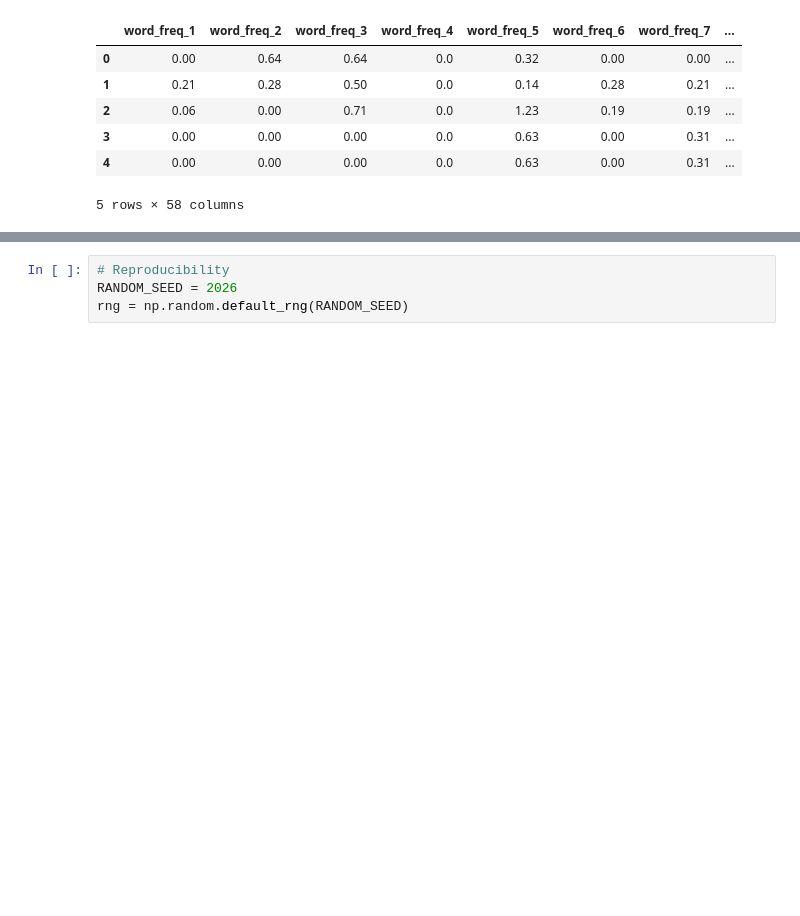
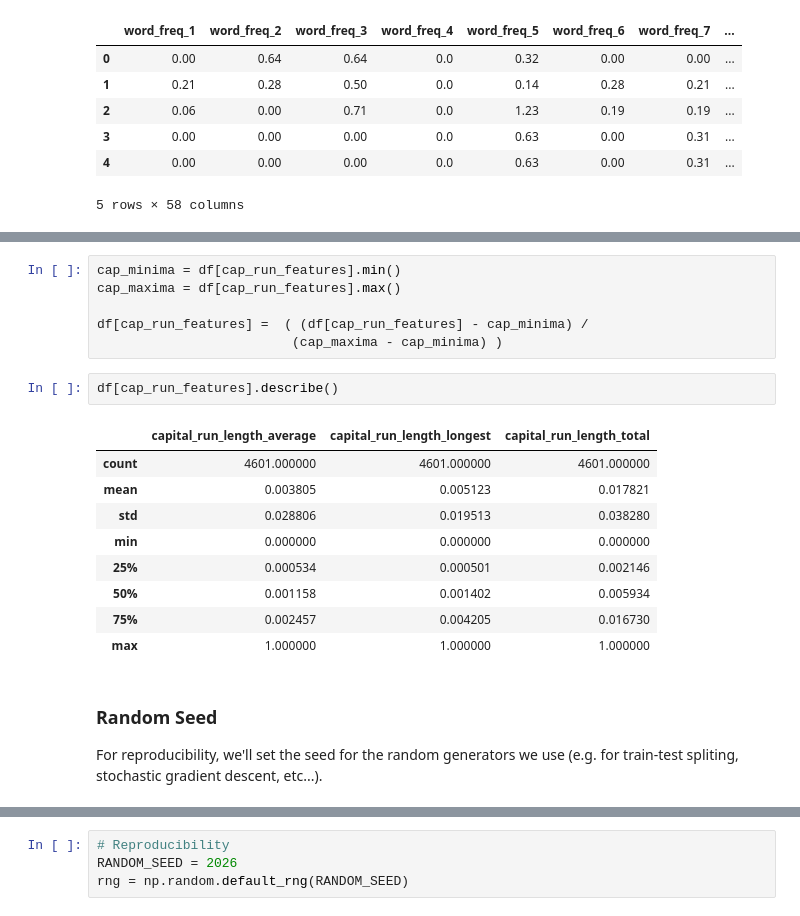
Before and after one commit to johnnyd212/comp551-assignment-2, a Jupyter notebook: notebooks/analysis.ipynb, the cells around one changed output, grey strips where cells are left out. Cells and saved outputs as stored; diff of their text form; blank space fills up the shorter version.

```diff
--- a/notebooks/analysis.ipynb
+++ b/notebooks/analysis.ipynb
@@ -38,0 +68,22 @@ df.head()
+# %%
+cap_minima = df[cap_run_features].min()
+cap_maxima = df[cap_run_features].max()
+
+df[cap_run_features] =  ( (df[cap_run_features] - cap_minima) /
+                         (cap_maxima - cap_minima) )
+# %%
+df[cap_run_features].describe()
+# %% [output]
+|  | capital_run_length_average | capital_run_length_longest | capital_run_length_total |
+| count | 4601.000000 | 4601.000000 | 4601.000000 |
+| mean | 0.003805 | 0.005123 | 0.017821 |
+| std | 0.028806 | 0.019513 | 0.038280 |
+| min | 0.000000 | 0.000000 | 0.000000 |
+| 25% | 0.000534 | 0.000501 | 0.002146 |
+| 50% | 0.001158 | 0.001402 | 0.005934 |
+| 75% | 0.002457 | 0.004205 | 0.016730 |
+| max | 1.000000 | 1.000000 | 1.000000 |
+# %% [markdown]
+### Random Seed
+
+For reproducibility, we'll set the seed for the random generators we use (e.g. for train-test spliting, stochastic gradient descent, etc...).
```
Also changed, not shown: parts of 21 cells of this notebook.
